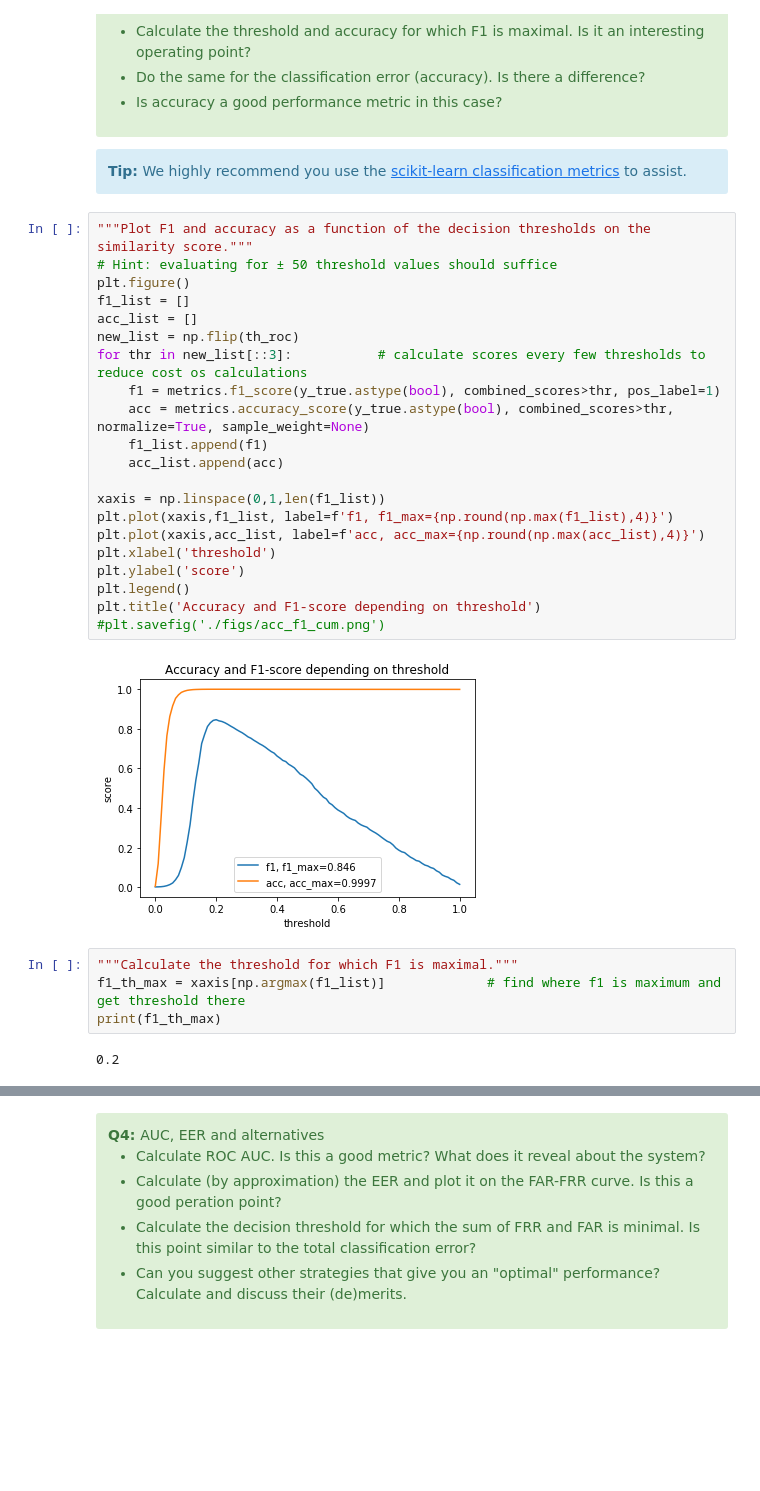
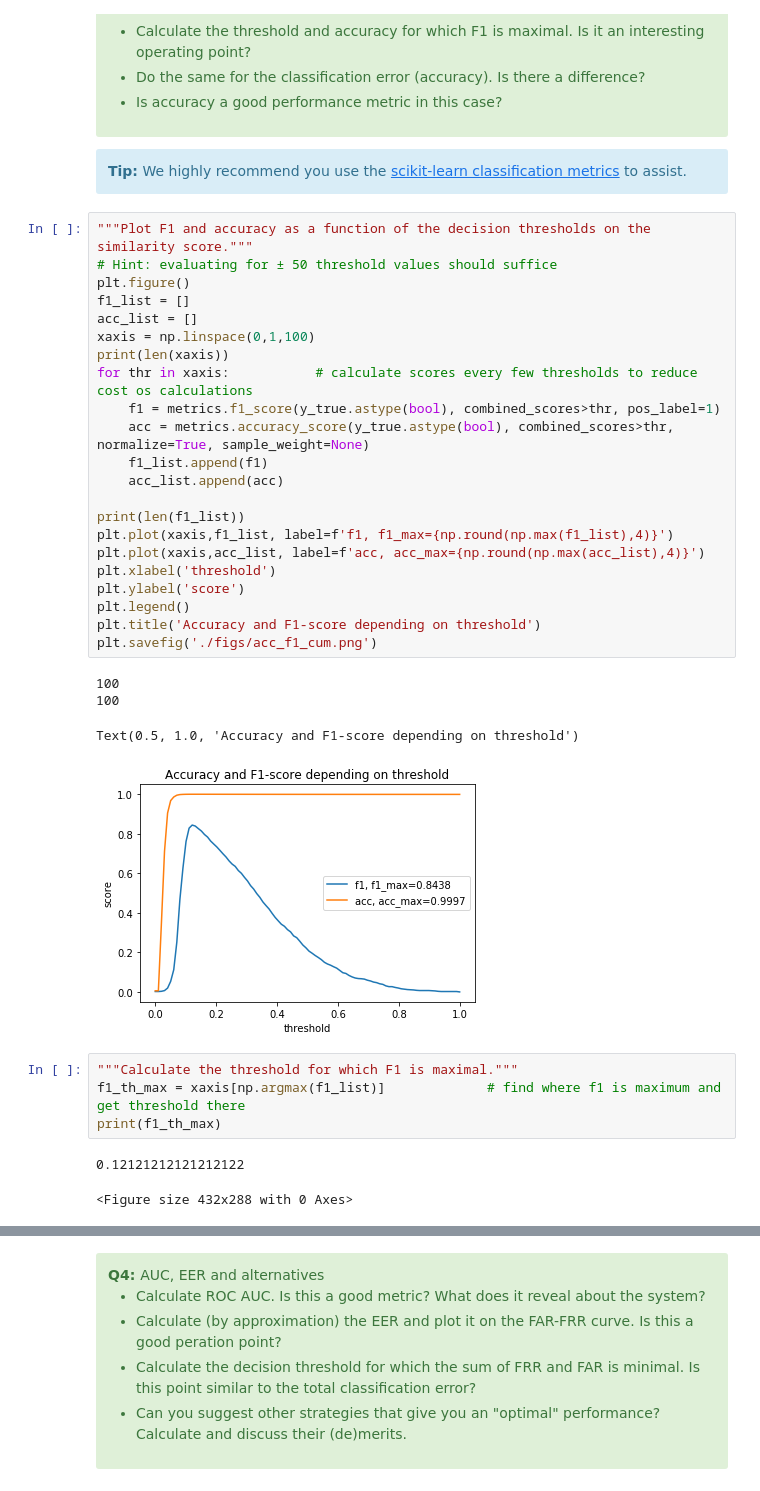
Before and after one commit to chariskal/eval-biometrics, a Jupyter notebook: assignment_1.ipynb, the cells around one changed output, grey strips where cells are left out. Cells and saved outputs as stored; diff of their text form; blank space fills up the shorter version.

```diff
--- a/assignment_1.ipynb
+++ b/assignment_1.ipynb
@@ -389,32 +396,37 @@ We highly recommend you use the <a href="https://scikit-learn.org/stable/modules
 # %%
 """Plot F1 and accuracy as a function of the decision thresholds on the similarity score."""
 # Hint: evaluating for ± 50 threshold values should suffice
 plt.figure()
 f1_list = []
 acc_list = []
-new_list = np.flip(th_roc)
-for thr in new_list[::3]:           # calculate scores every few thresholds to reduce cost os calculations
+xaxis = np.linspace(0,1,100)
+print(len(xaxis))
+for thr in xaxis:           # calculate scores every few thresholds to reduce cost os calculations
     f1 = metrics.f1_score(y_true.astype(bool), combined_scores>thr, pos_label=1)
     acc = metrics.accuracy_score(y_true.astype(bool), combined_scores>thr, normalize=True, sample_weight=None)
     f1_list.append(f1)
     acc_list.append(acc)
 
-xaxis = np.linspace(0,1,len(f1_list))
+print(len(f1_list))
 plt.plot(xaxis,f1_list, label=f'f1, f1_max={np.round(np.max(f1_list),4)}')
 plt.plot(xaxis,acc_list, label=f'acc, acc_max={np.round(np.max(acc_list),4)}')
 plt.xlabel('threshold')
 plt.ylabel('score')
 plt.legend()
 plt.title('Accuracy and F1-score depending on threshold')
-#plt.savefig('./figs/acc_f1_cum.png')
+plt.savefig('./figs/acc_f1_cum.png')
 # %% [output]
+100
+100
+Text(0.5, 1.0, 'Accuracy and F1-score depending on threshold')
-[figure, old version]
+[figure, new version]
 # %%
 """Calculate the threshold for which F1 is maximal."""
 f1_th_max = xaxis[np.argmax(f1_list)]             # find where f1 is maximum and get threshold there
 print(f1_th_max)
 # %% [output]
-0.2
+0.12121212121212122
+<Figure size 432x288 with 0 Axes>
 # %%
 """Do the same for the classification error (or accuracy)"""
 acc_th_max = xaxis[np.argmax(acc_list)]           # find where accuracy is maximum and get the threshold value there
```
Also changed, not shown: parts of 10 cells of this notebook, 8 other files.
